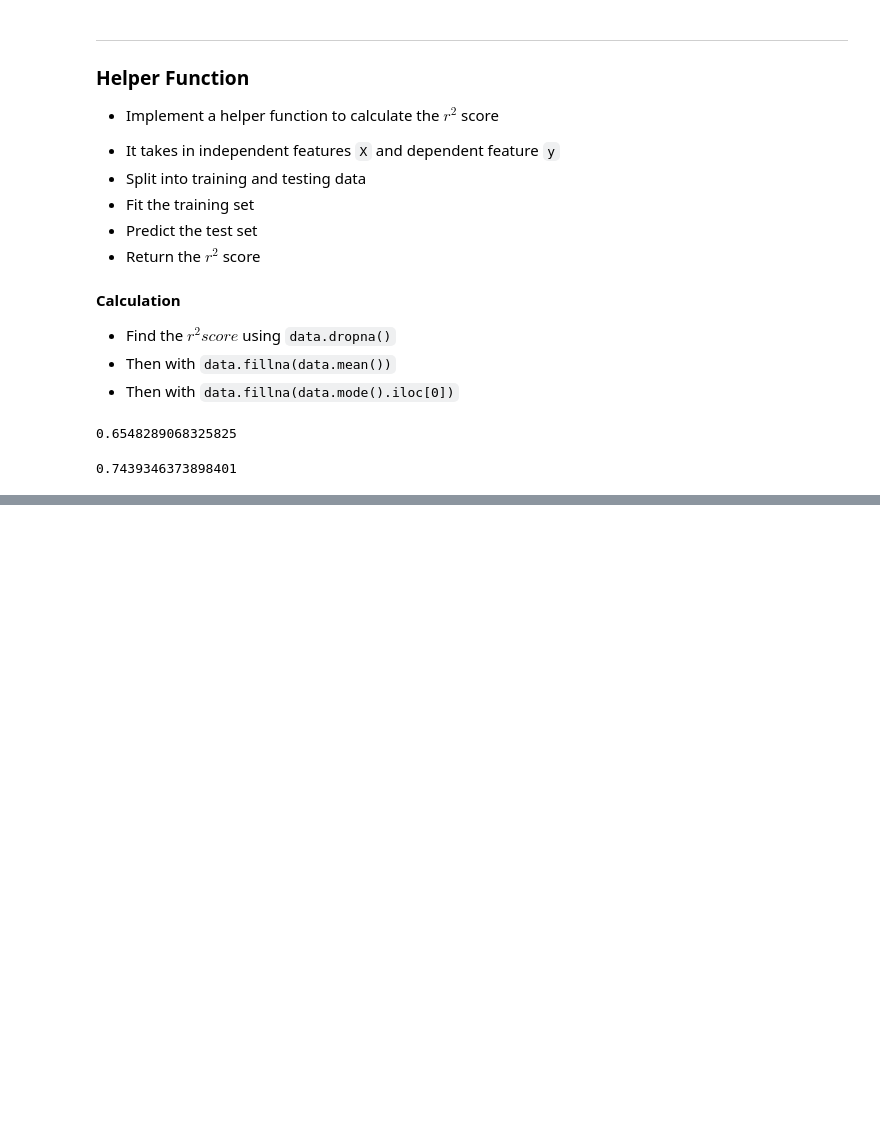
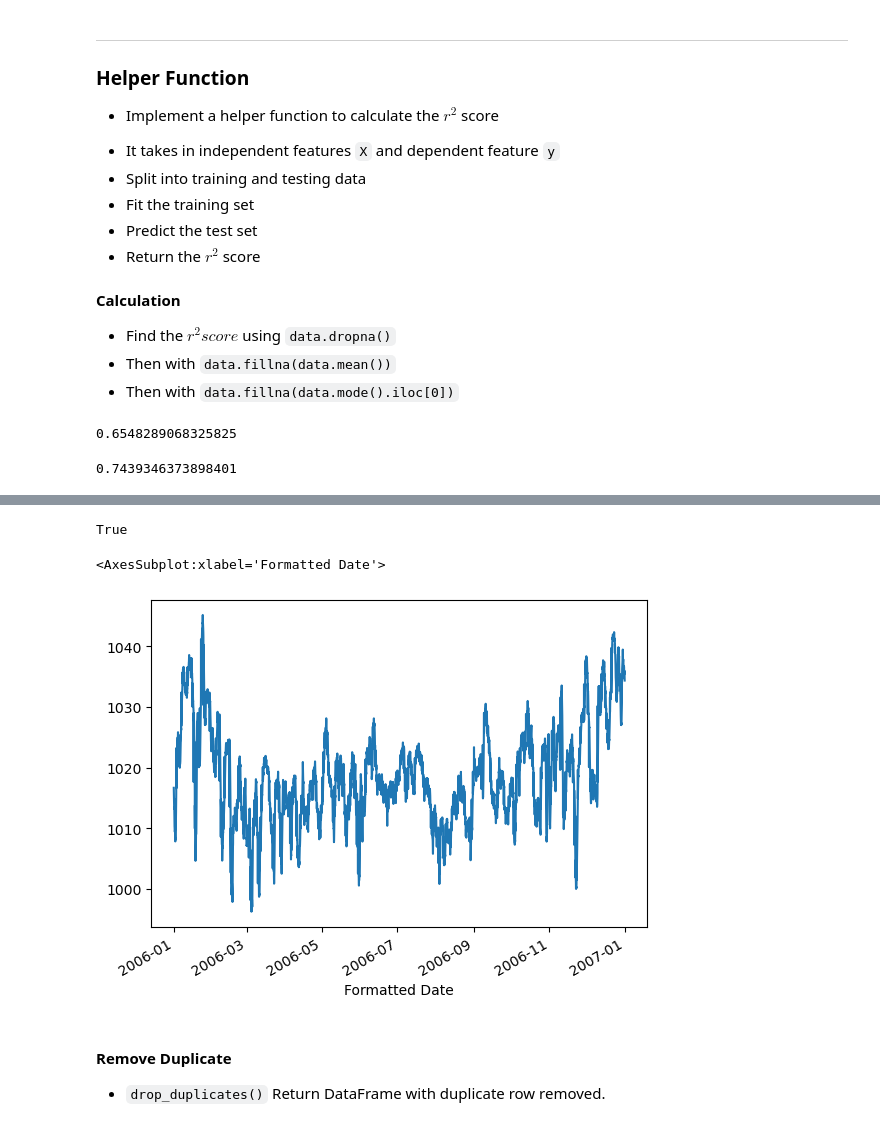
Before and after one commit to Abisoyesam/DS-ML-DL-tuts, a Jupyter notebook: DS With Rune/Lesson 11.ipynb, the cells around one changed output, grey strips where cells are left out. Saved outputs shown, nothing was run; the diff lists cells and outputs as text; code cells hidden in the pictures; blank space fills up the shorter version.

```diff
--- a/DS With Rune/Lesson 11.ipynb
+++ b/DS With Rune/Lesson 11.ipynb
@@ -172,0 +339,12 @@ regression_score(test_base.drop('SalePrice',axis=1),test_base[['SalePrice']])
+# %%
+(p_2016==0).any()
+# %% [output]
+True
+# %%
+p_2016.replace(0,np.nan).interpolate().plot()
+# %% [output]
+<AxesSubplot:xlabel='Formatted Date'>
+[figure, added]
+# %% [markdown]
+#### Remove Duplicate
+- `drop_duplicates()` Return DataFrame with duplicate row removed.
```
Also changed, not shown: parts of 20 cells of this notebook, 1 other file.
